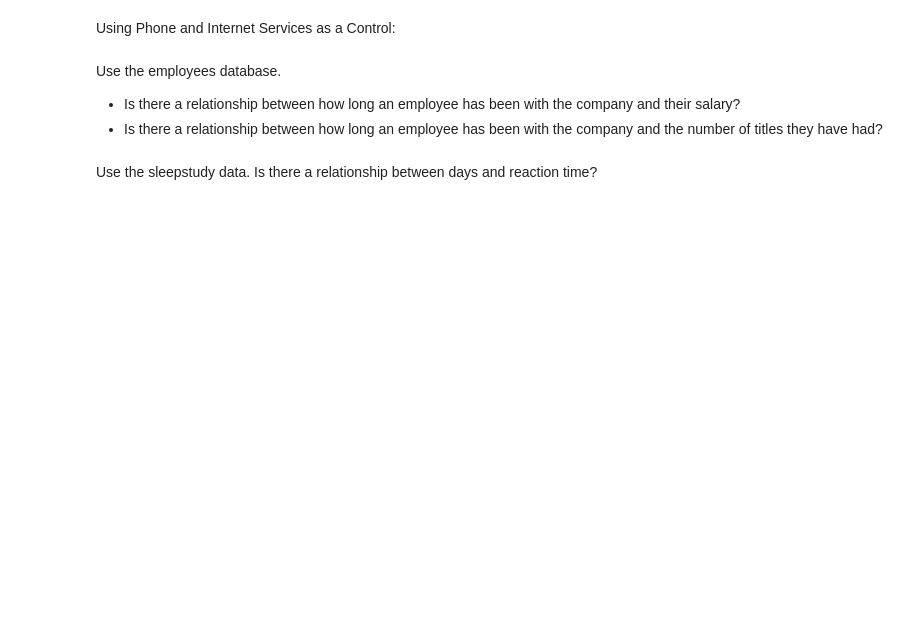
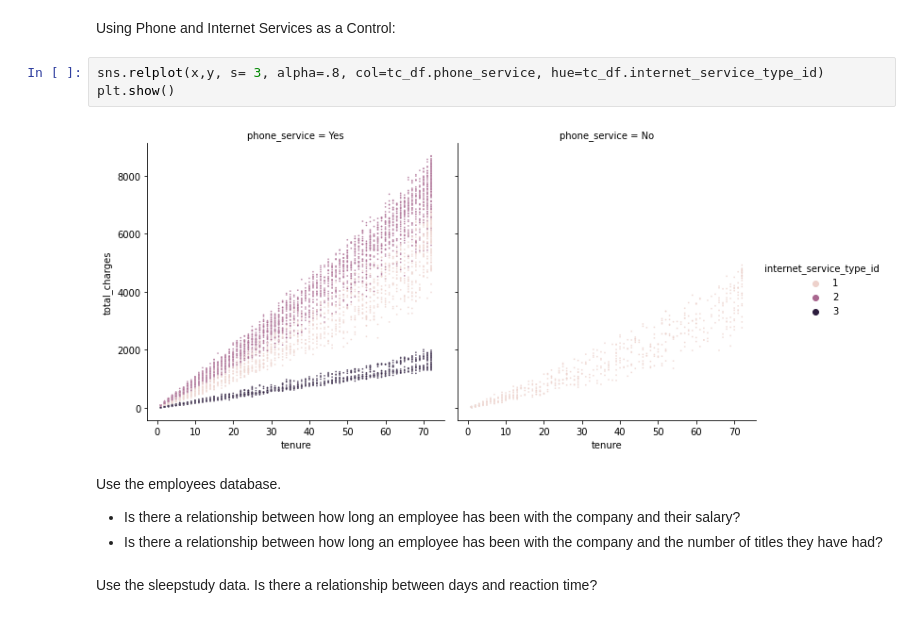
Before and after one commit to JenniferMLewis/statistics-exercises, a Jupyter notebook: hypothesis_testing.ipynb, the cells around one changed output. Saved outputs shown, nothing was run; the diff lists cells and outputs as text; blank space fills up the shorter version.

```diff
--- a/hypothesis_testing.ipynb
+++ b/hypothesis_testing.ipynb
@@ -169,5 +181,10 @@ Correlation is ~.89, since it's closest to 1, it's a stronger positive correlati
 # %% [markdown]
 Using Phone and Internet Services as a Control:
+# %%
+sns.relplot(x,y, s= 3, alpha=.8, col=tc_df.phone_service, hue=tc_df.internet_service_type_id)
+plt.show()
+# %% [output]
+[figure, added]
 # %% [markdown]
 Use the employees database.
 - Is there a relationship between how long an employee has been with the company and their salary?
```
Also changed, not shown: parts of 35 cells of this notebook.
